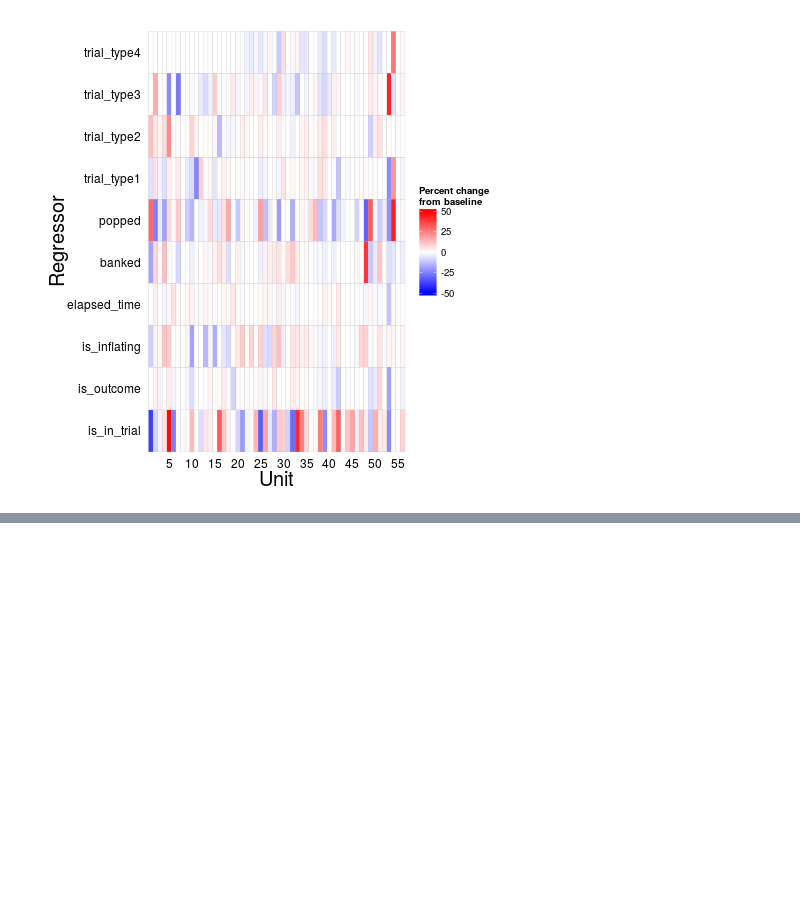
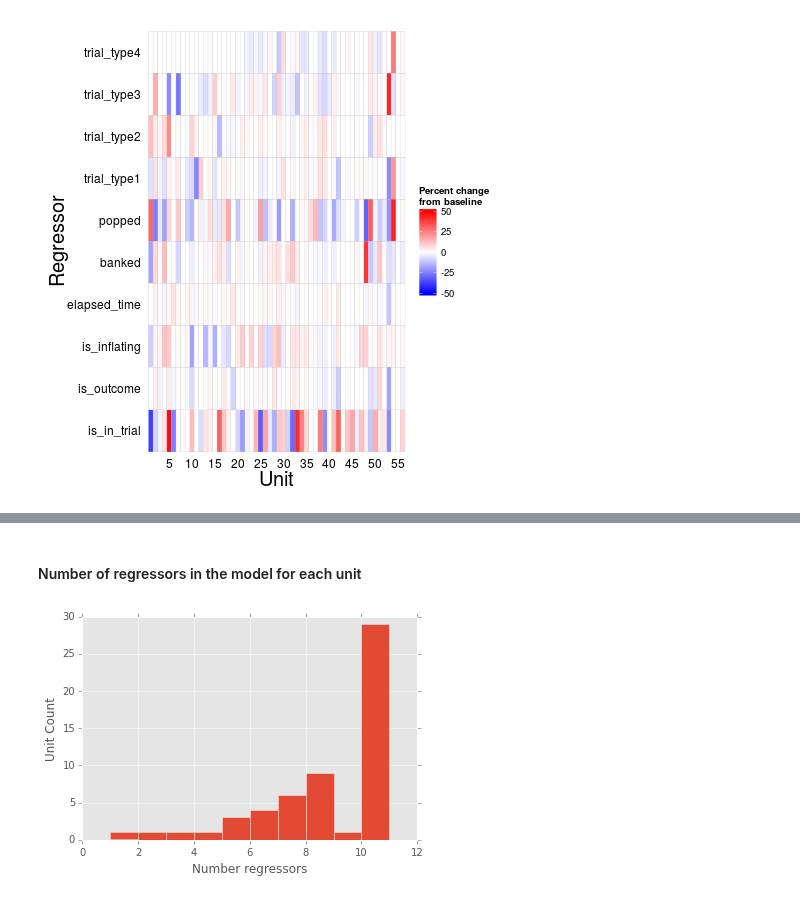
Before and after one commit to jmxpearson/hephys, a Jupyter notebook: bartc/spike_analysis_scratch.ipynb, the cells around one changed output, grey strips where cells are left out. Saved outputs shown, nothing was run; the diff lists cells and outputs as text; code cells hidden in the pictures; blank space fills up the shorter version.

```diff
--- a/bartc/spike_analysis_scratch.ipynb
+++ b/bartc/spike_analysis_scratch.ipynb
@@ -105,0 +123,10 @@ Call an R script to fit the model and perform cross-validation (note that it mat
+# %% [markdown]
+#### Number of regressors in the model for each unit
+# %%
+nunits = effects.shape[0]
+eff_present = (effects != 0)
+(eff_present.sum(axis=1)).plot(kind='hist', bins=10);
+plt.ylabel('Unit Count');
+plt.xlabel('Number regressors');
+# %% [output]
+[figure, added]
```
Also changed, not shown: parts of 11 cells of this notebook.
